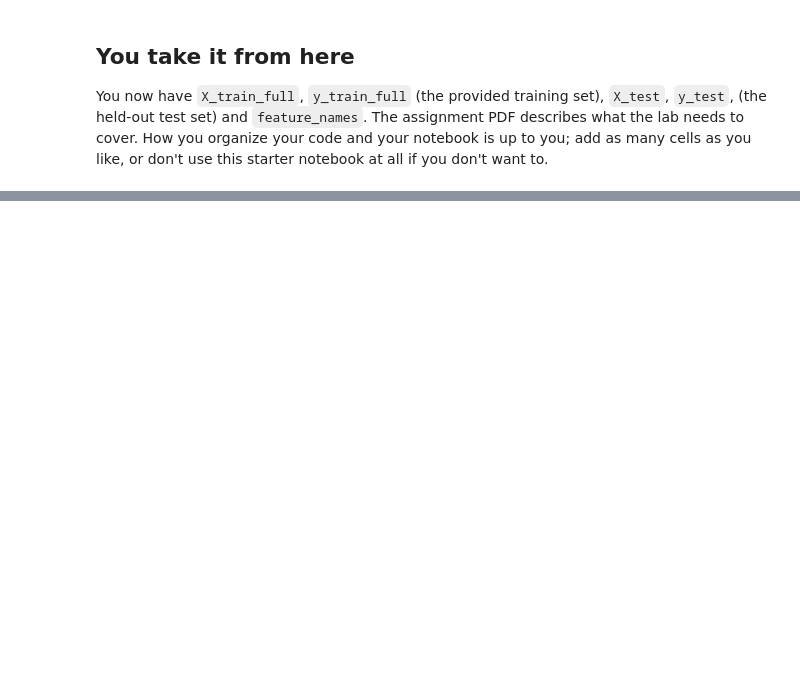
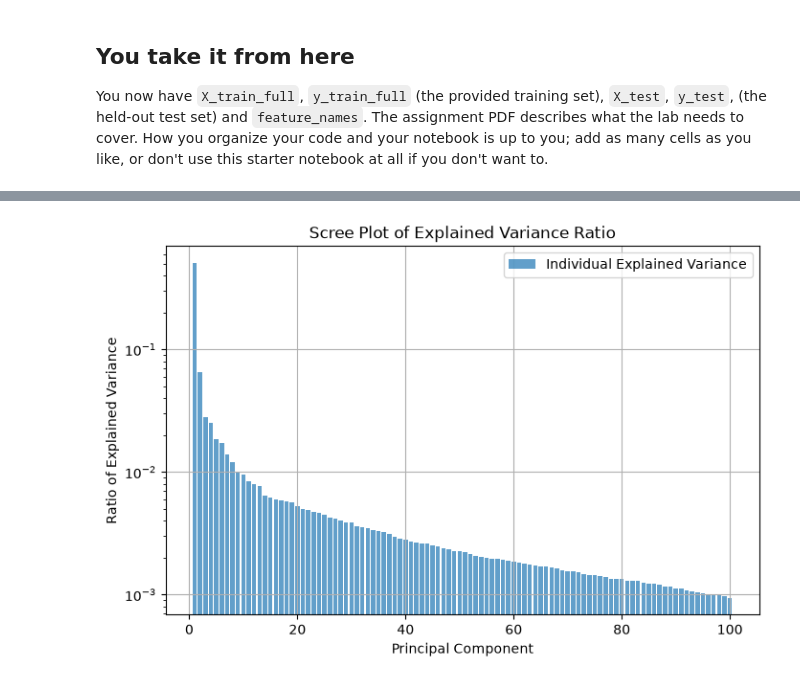
Before and after one commit to bradm1814/ai-masters-workspace, a Jupyter notebook: ARI-510-Machine-Learning/Lab 2/lab2_starter.ipynb, the cells around one changed output, grey strips where cells are left out. Drawn from its saved outputs; the diff is of its cells as text; code cells hidden in the pictures; blank space fills up the shorter version.

```diff
--- a/ARI-510-Machine-Learning/Lab 2/lab2_starter.ipynb
+++ b/ARI-510-Machine-Learning/Lab 2/lab2_starter.ipynb
@@ -132,0 +153,10 @@ You now have `X_train_full`, `y_train_full` (the provided training set), `X_test
+# %%
+# apply standard scaler
+
+from sklearn.preprocessing import StandardScaler
+
+scaler = StandardScaler()
+
+X_train_scaled = scaler.fit_transform(X_train)
+X_dev_scaled = scaler.transform(X_dev)
+X_test_scaled = scaler.transform(X_test)
@@ -132,0 +167,4 @@ You now have `X_train_full`, `y_train_full` (the provided training set), `X_test
+# %%
+from sklearn.decomposition import PCA
+
+pca = PCA(n_components=100)
@@ -132,0 +175,2 @@ You now have `X_train_full`, `y_train_full` (the provided training set), `X_test
+# %%
+X_train_scaled_pca = pca.fit_transform(X_train_scaled)
@@ -132,0 +181,14 @@ You now have `X_train_full`, `y_train_full` (the provided training set), `X_test
+# %%
+explained_variance = pca.explained_variance_ratio_
+
+plt.figure(figsize=(8, 5))
+plt.bar(range(1, len(explained_variance) + 1), explained_variance, alpha=0.7, label='Individual Explained Variance',log='y')
+
+plt.xlabel('Principal Component')
+plt.ylabel('Ratio of Explained Variance')
+plt.title('Scree Plot of Explained Variance Ratio')
+plt.legend()
+plt.grid(True)
+plt.show()
+# %% [output]
+[figure, added]
```
Also changed, not shown: parts of 21 cells of this notebook, 41 other files.
